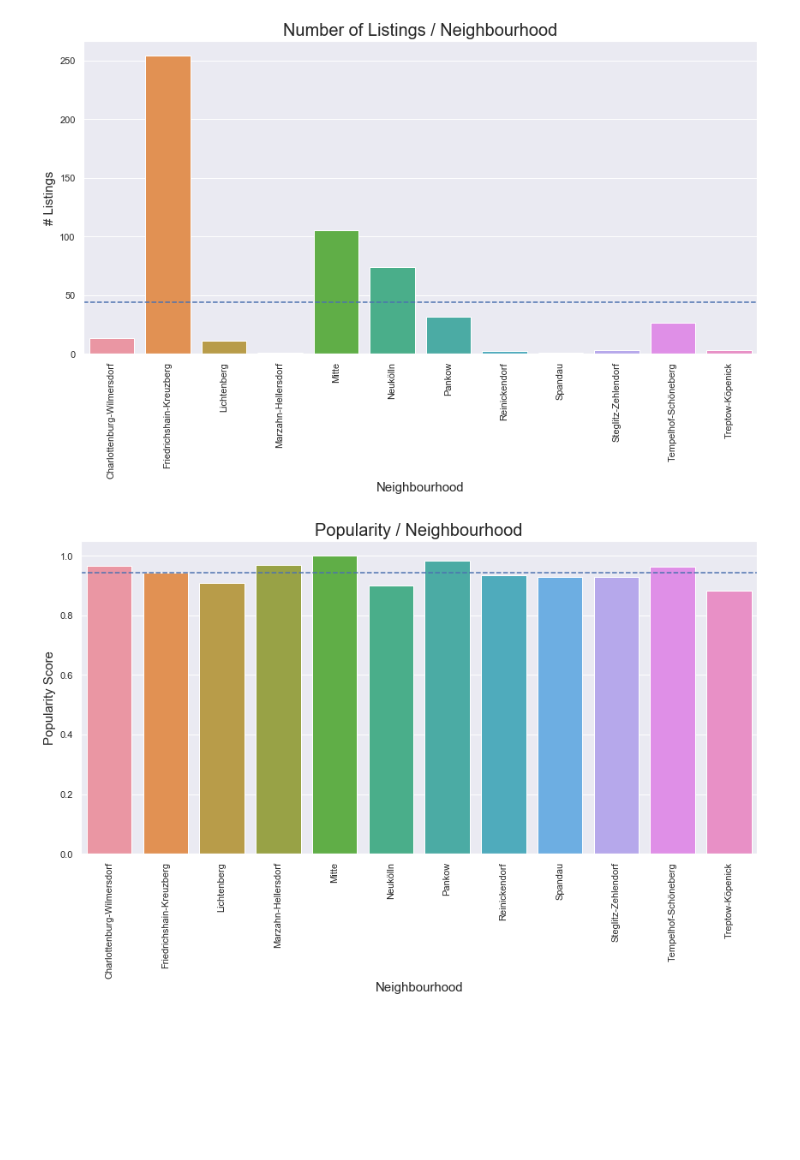
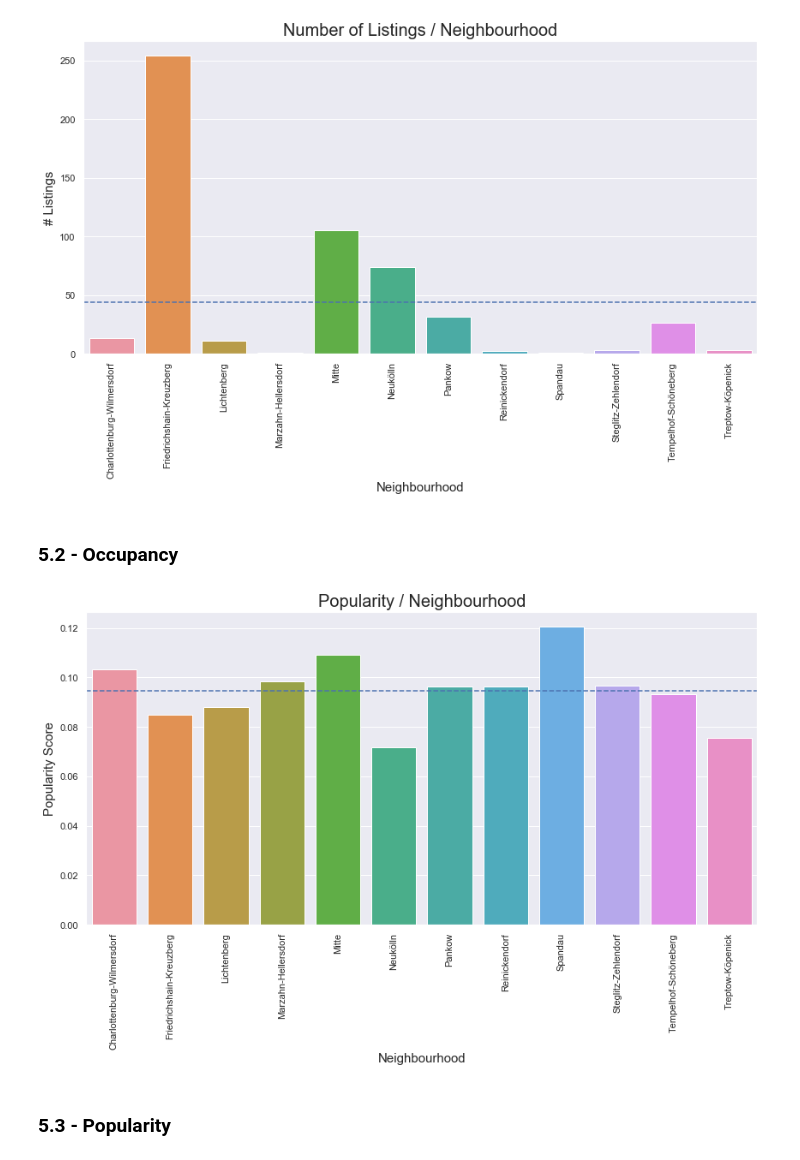
Before and after one commit to pape1412/airbnb, a Jupyter notebook: notebooks/q1_airbnb_popularity.ipynb, the cells around one changed output. Cells and saved outputs as stored; diff of their text form; code cells hidden in the pictures; blank space fills up the shorter version.

```diff
--- a/notebooks/q1_airbnb_popularity.ipynb
+++ b/notebooks/q1_airbnb_popularity.ipynb
@@ -92,8 +89,7 @@ It looks like the columns __"reviews_per_month"__ as well as __"review_scores_ra
 # %%
 # Impute missing values
 df_listings["reviews_per_month"] = df_listings["reviews_per_month"].fillna(0)
-df_listings["review_scores_rating"] = df_listings["review_scores_rating"].fillna(df_listings["review_scores_rating"].mean())
 
 # Check for missing values
-df_listings[["reviews_per_month","review_scores_rating"]].isnull().sum()
+df_listings[["reviews_per_month"]].isnull().sum()
 # %% [output]
@@ -210,17 +212,0 @@ As mentioned above the popularity also involved the overall satisfaction with an
-# %%
-# Calculate popularity score as average of occupancy and rating
-# Before I am applying a min-max scaling
-# Scaled occupancy rate
-df_listings["occupancy_rate_normed"] = ((df_listings["occupancy_rate"] - df_listings["occupancy_rate"].min()) /
-                                        (df_listings["occupancy_rate"].max()-df_listings["occupancy_rate"].min()))
-
-# Scaled review scores rating
-df_listings["review_scores_rating"] = df_listings["review_scores_rating"].fillna(0)
-df_listings["review_scores_rating_normed"] = ((df_listings["review_scores_rating"] - df_listings["review_scores_rating"].min()) /
-                                              (df_listings["review_scores_rating"].max()-df_listings["review_scores_rating"].min()))
-
-# Popularity score as weighted average
-df_listings["popularity_score"] = (3*df_listings["occupancy_rate_normed"] + df_listings["review_scores_rating_normed"]) / 4
-df_listings = df_listings.drop(["occupancy_rate_normed", "review_scores_rating_normed"], axis=1)
-
-df_listings["popularity_score"].describe()
@@ -237,2 +213,16 @@ Name: popularity_score, dtype: float64
+# %%
+# Create data frame with occupancy rate and listing density for each neighbourhood
+# Grouping functions
+f = {"id":["count"], "occupancy_rate":["mean"]}
+
+# Grouping data
+hood_occupancy = df_listings[["neighbourhood_group_cleansed","id","occupancy_rate"]]
+hood_occupancy = hood_occupancy.groupby("neighbourhood_group_cleansed", as_index=False).agg(f)
+hood_occupancy.columns = ["neighbourhood_group", "num_listings", "occupancy_rate"]
+hood_occupancy = hood_occupancy.sort_values("neighbourhood_group")
+
+# Calculate density
+hood_occupancy["area_km2"] = hood_area["area_km2"]
+hood_occupancy["listings_per_km2"] = hood_occupancy["num_listings"] / hood_occupancy["area_km2"]
 # %% [markdown]
 ## 5 - Analyze Data & Evaluate Results
@@ -268,16 +246,20 @@ hood_popularity["listings_per_km2"] = hood_popularity["num_listings"] / hood_pop
+# %% [markdown]
+### 5.2 - Occupancy
 # %%
-# Plot popularity scores across neihbourhoods
+# Plot occupancy rate / neihbourhood group
 plt.subplots(figsize=(12,8))
 sns.set(style="darkgrid")
-ax = sns.barplot(x="neighbourhood_group", y="popularity_score", data=hood_popularity)
+ax = sns.barplot(x="neighbourhood_group", y="occupancy_rate", data=hood_occupancy)
 plt.xticks(rotation=90);
 plt.title("Popularity / Neighbourhood", fontsize=20)
 plt.ylabel("Popularity Score", fontsize=15)
 plt.xlabel("Neighbourhood", fontsize=15)
 plt.tight_layout()
 
 # Add median as reference line
-ax.axhline(hood_popularity["popularity_score"].mean(), ls='--');
+ax.axhline(hood_occupancy ["occupancy_rate"].mean(), ls='--');
 # %% [output]
-[figure, old version]
+[figure, new version]
+# %% [markdown]
+### 5.3 - Popularity
 # %%
```
Also changed, not shown: parts of 14 cells of this notebook.
